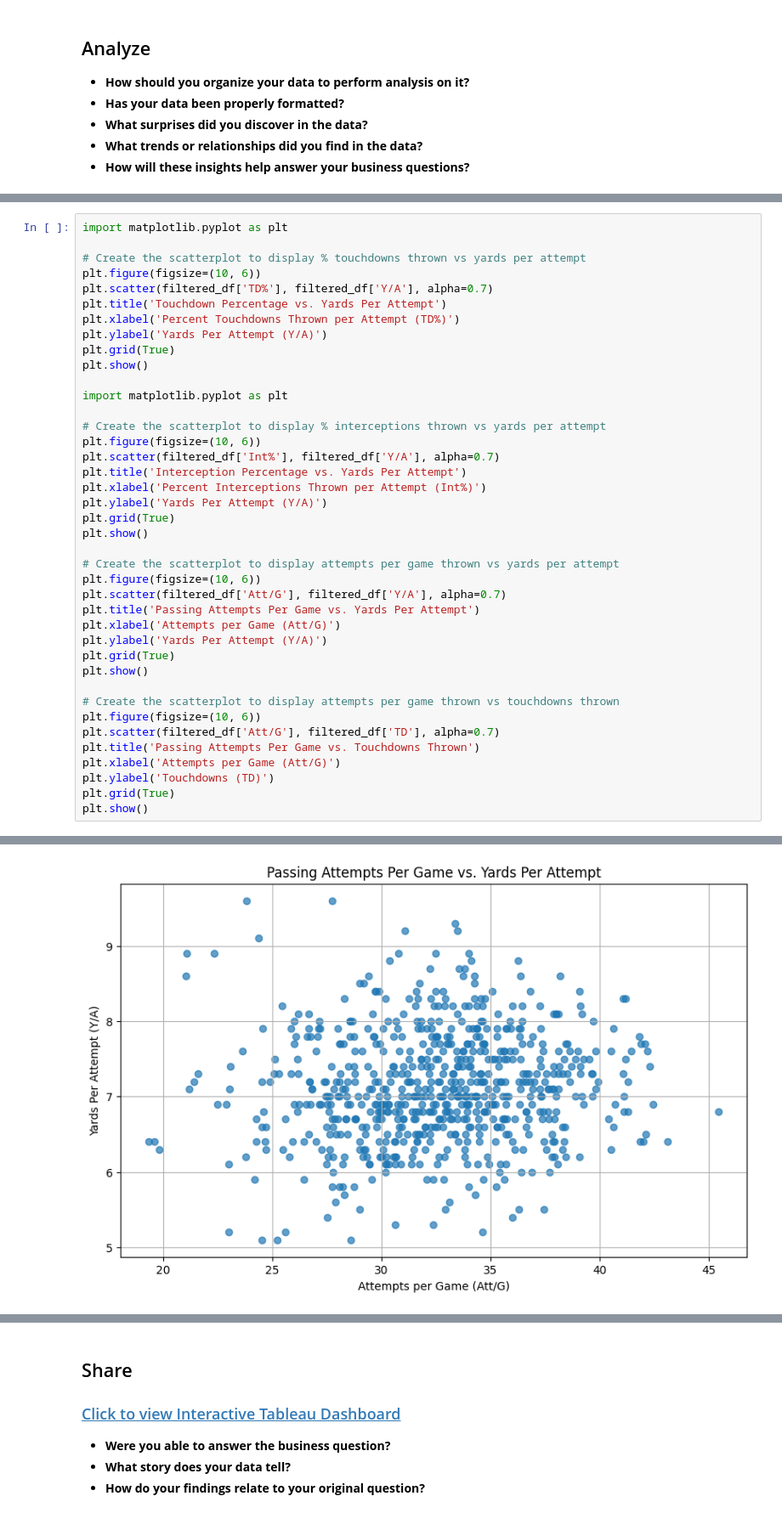
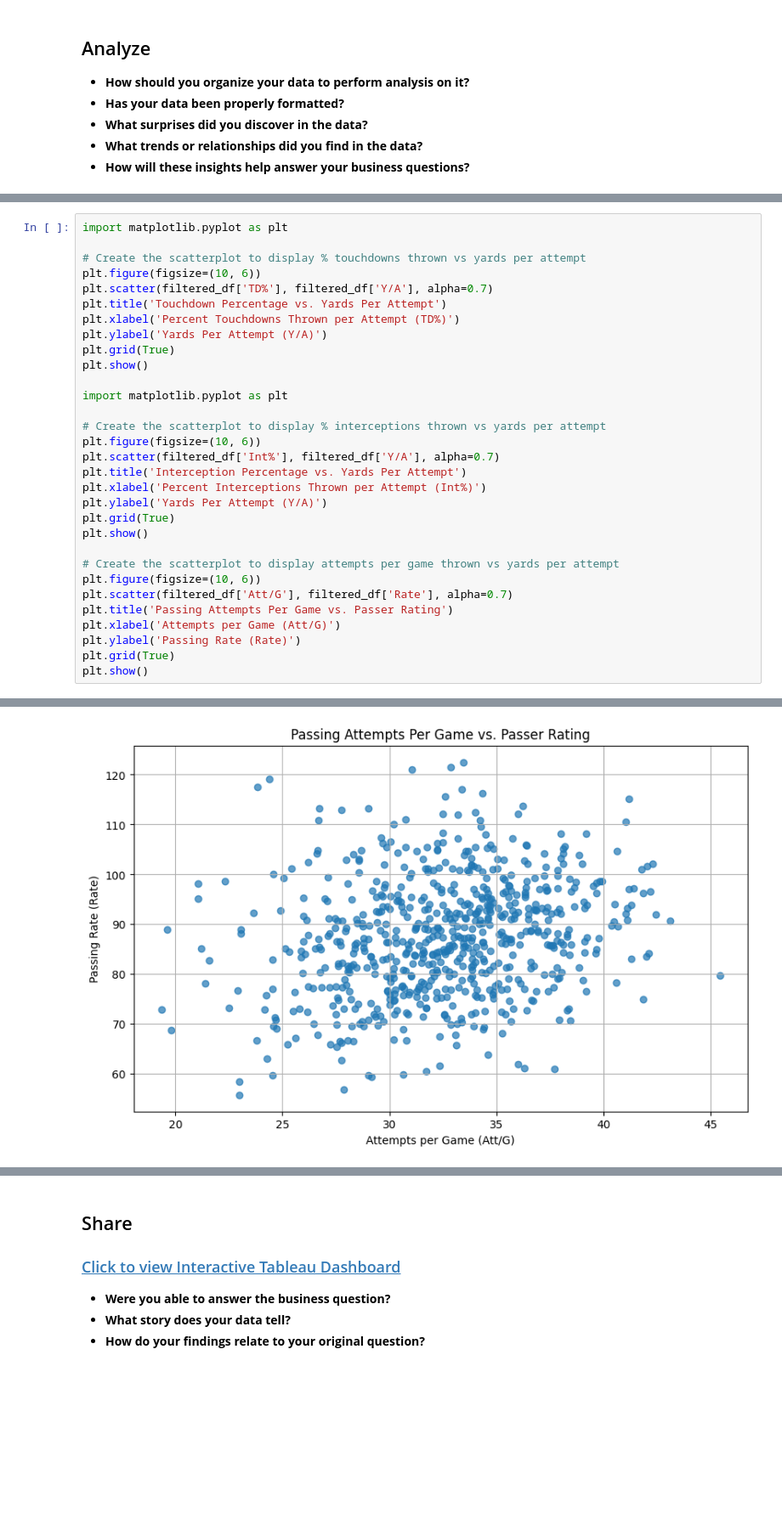
Before and after one commit to vtrackstar/Google-DA-Projects, a Jupyter notebook: nfl-passing-through-the-millennium-case-study.ipynb, the cells around one changed output, grey strips where cells are left out. Shown at 85% size. Drawn from its saved outputs; the diff is of its cells as text; blank space fills up the shorter version.

Commit message:
Kaggle Notebook | NFL Passing Through The Millennium Case Study | Version 5

```diff
--- a/nfl-passing-through-the-millennium-case-study.ipynb
+++ b/nfl-passing-through-the-millennium-case-study.ipynb
@@ -166,43 +166,34 @@ print(result)
 import matplotlib.pyplot as plt
 
 # Create the scatterplot to display % touchdowns thrown vs yards per attempt
 plt.figure(figsize=(10, 6))
 plt.scatter(filtered_df['TD%'], filtered_df['Y/A'], alpha=0.7)
 plt.title('Touchdown Percentage vs. Yards Per Attempt')
 plt.xlabel('Percent Touchdowns Thrown per Attempt (TD%)')
 plt.ylabel('Yards Per Attempt (Y/A)')
 plt.grid(True)
 plt.show()
 
 import matplotlib.pyplot as plt
 
 # Create the scatterplot to display % interceptions thrown vs yards per attempt
 plt.figure(figsize=(10, 6))
 plt.scatter(filtered_df['Int%'], filtered_df['Y/A'], alpha=0.7)
 plt.title('Interception Percentage vs. Yards Per Attempt')
 plt.xlabel('Percent Interceptions Thrown per Attempt (Int%)')
 plt.ylabel('Yards Per Attempt (Y/A)')
 plt.grid(True)
 plt.show()
 
 # Create the scatterplot to display attempts per game thrown vs yards per attempt
 plt.figure(figsize=(10, 6))
-plt.scatter(filtered_df['Att/G'], filtered_df['Y/A'], alpha=0.7)
-plt.title('Passing Attempts Per Game vs. Yards Per Attempt')
+plt.scatter(filtered_df['Att/G'], filtered_df['Rate'], alpha=0.7)
+plt.title('Passing Attempts Per Game vs. Passer Rating')
 plt.xlabel('Attempts per Game (Att/G)')
-plt.ylabel('Yards Per Attempt (Y/A)')
+plt.ylabel('Passing Rate (Rate)')
 plt.grid(True)
 plt.show()
-
-# Create the scatterplot to display attempts per game thrown vs touchdowns thrown
-plt.figure(figsize=(10, 6))
-plt.scatter(filtered_df['Att/G'], filtered_df['TD'], alpha=0.7)
-plt.title('Passing Attempts Per Game vs. Touchdowns Thrown')
-plt.xlabel('Attempts per Game (Att/G)')
-plt.ylabel('Touchdowns (TD)')
-plt.grid(True)
-plt.show()
 # %% [output]
 [figure]
 [figure]
-[figure, old version]
+[figure, new version]
```
Also changed, not shown: parts of 1 cell of this notebook.
